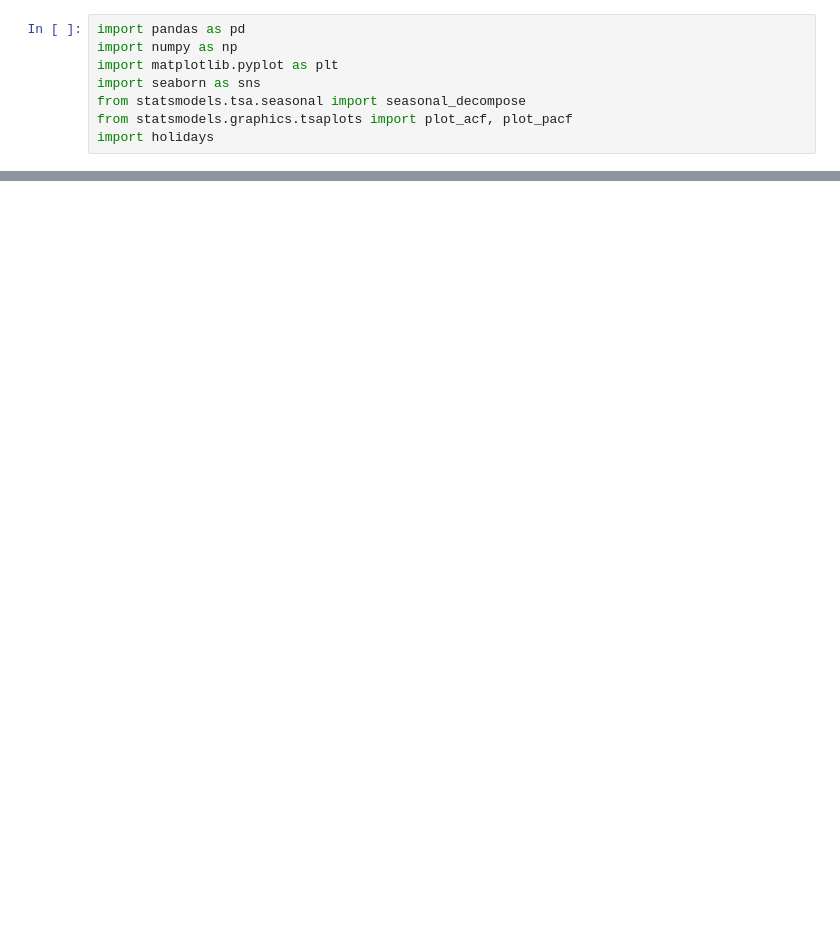
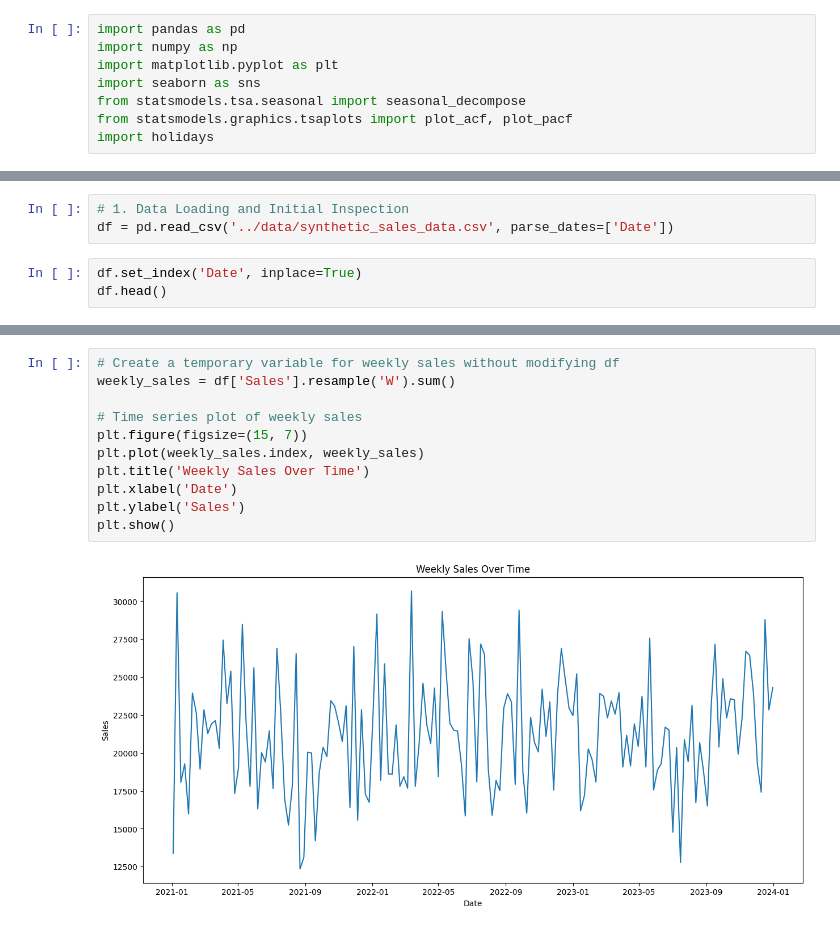
Before and after one commit to yidnekakchew/customer-traffic-analysis-rossmann, a Jupyter notebook: notebooks/Task_1_Exploratory_Data_Analysis.ipynb, the cells around one changed output, grey strips where cells are left out. Saved outputs shown, nothing was run; the diff lists cells and outputs as text; blank space fills up the shorter version.

Commit message:
Add Task 1 exploratory data analysis notebook

```diff
--- a/notebooks/Task_1_Exploratory_Data_Analysis.ipynb
+++ b/notebooks/Task_1_Exploratory_Data_Analysis.ipynb
@@ -15,0 +9,6 @@ ValueError: Missing column provided to 'parse_dates': 'Date'
+# %%
+# 1. Data Loading and Initial Inspection
+df = pd.read_csv('../data/synthetic_sales_data.csv', parse_dates=['Date'])
+# %%
+df.set_index('Date', inplace=True)
+df.head()
@@ -15,0 +42,13 @@ ValueError: Missing column provided to 'parse_dates': 'Date'
+# %%
+# Create a temporary variable for weekly sales without modifying df
+weekly_sales = df['Sales'].resample('W').sum()
+
+# Time series plot of weekly sales
+plt.figure(figsize=(15, 7))
+plt.plot(weekly_sales.index, weekly_sales)
+plt.title('Weekly Sales Over Time')
+plt.xlabel('Date')
+plt.ylabel('Sales')
+plt.show()
+# %% [output]
+[figure, added]
```
Also changed, not shown: parts of 26 cells of this notebook.
